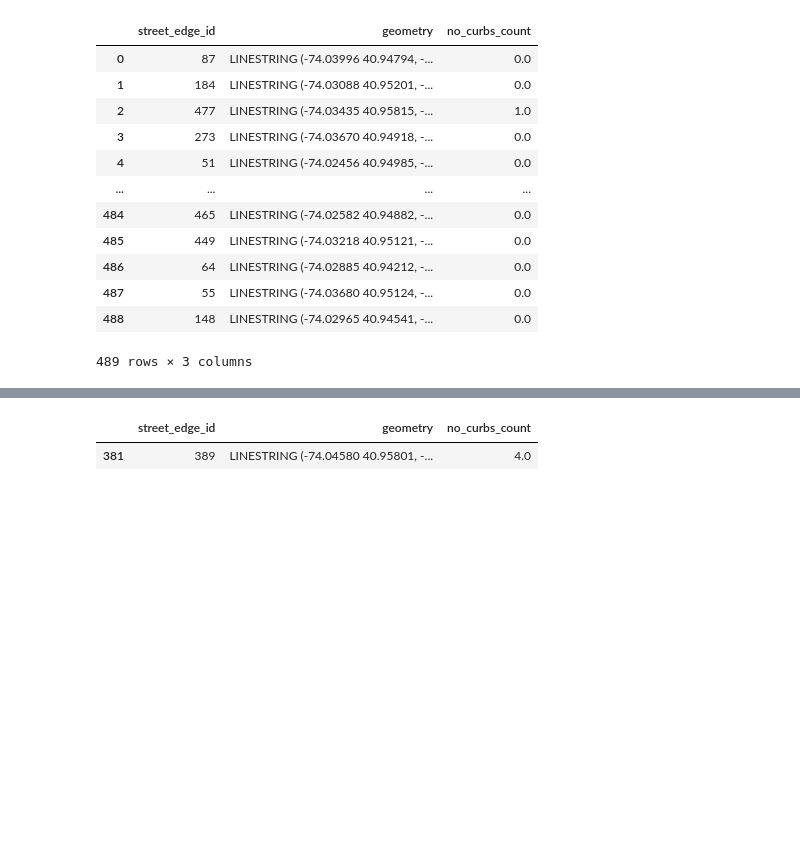
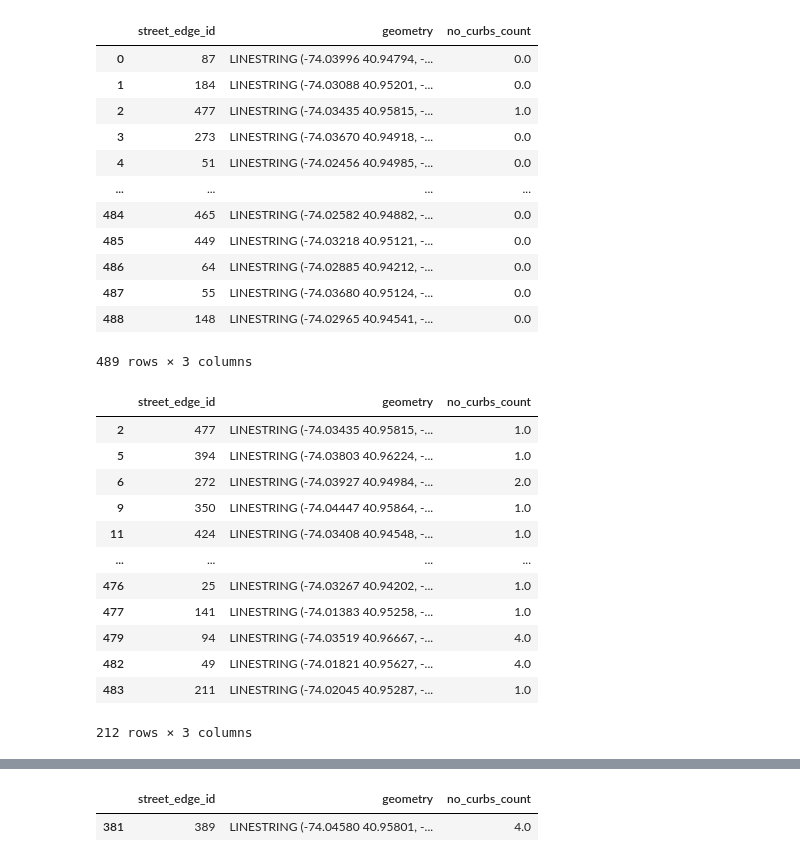
Before and after one commit to crescendochu/data-visualization, a Jupyter notebook: temp.ipynb, the cells around one changed output, grey strips where cells are left out. Drawn from its saved outputs; the diff is of its cells as text; code cells hidden in the pictures; blank space fills up the shorter version.

```diff
--- a/temp.ipynb
+++ b/temp.ipynb
@@ -125,3 +125,20 @@ streets
 # delete no_curbs_count = 0
 s_a = streets[streets['no_curbs_count'] != 0]
 s_b = streets[streets['no_curbs_count'] == 0]
+# %%
+s_a
+#re
+# %% [output]
+|  | street_edge_id | geometry | no_curbs_count |
+| 2 | 477 | LINESTRING (-74.03435 40.95815, -... | 1.0 |
+| 5 | 394 | LINESTRING (-74.03803 40.96224, -... | 1.0 |
+| 6 | 272 | LINESTRING (-74.03927 40.94984, -... | 2.0 |
+| 9 | 350 | LINESTRING (-74.04447 40.95864, -... | 1.0 |
+| 11 | 424 | LINESTRING (-74.03408 40.94548, -... | 1.0 |
+| ... | ... | ... | ... |
+| 476 | 25 | LINESTRING (-74.03267 40.94202, -... | 1.0 |
+| 477 | 141 | LINESTRING (-74.01383 40.95258, -... | 1.0 |
+| 479 | 94 | LINESTRING (-74.03519 40.96667, -... | 4.0 |
+| 482 | 49 | LINESTRING (-74.01821 40.95627, -... | 4.0 |
+| 483 | 211 | LINESTRING (-74.02045 40.95287, -... | 1.0 |
+212 rows × 3 columns
```
Also changed, not shown: parts of 1 cell of this notebook, 4 other files.
